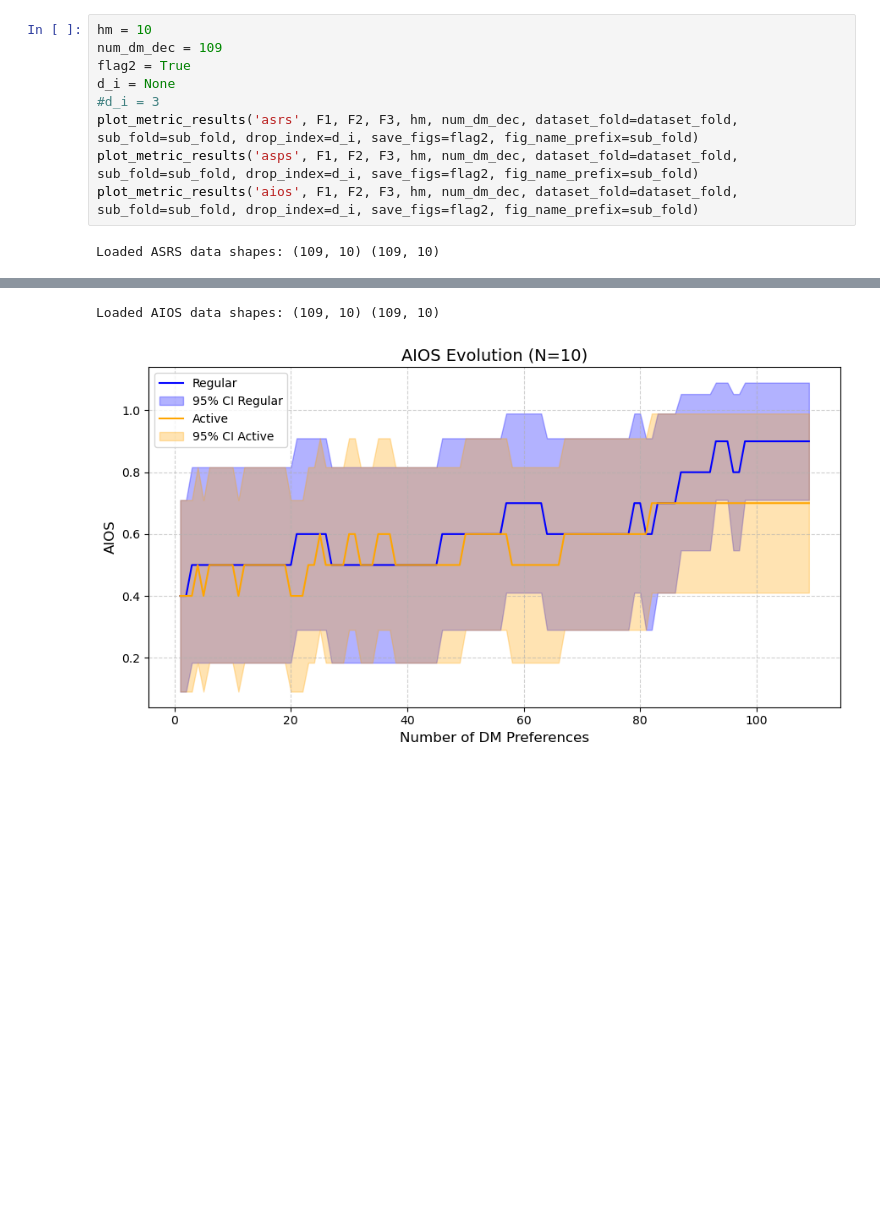
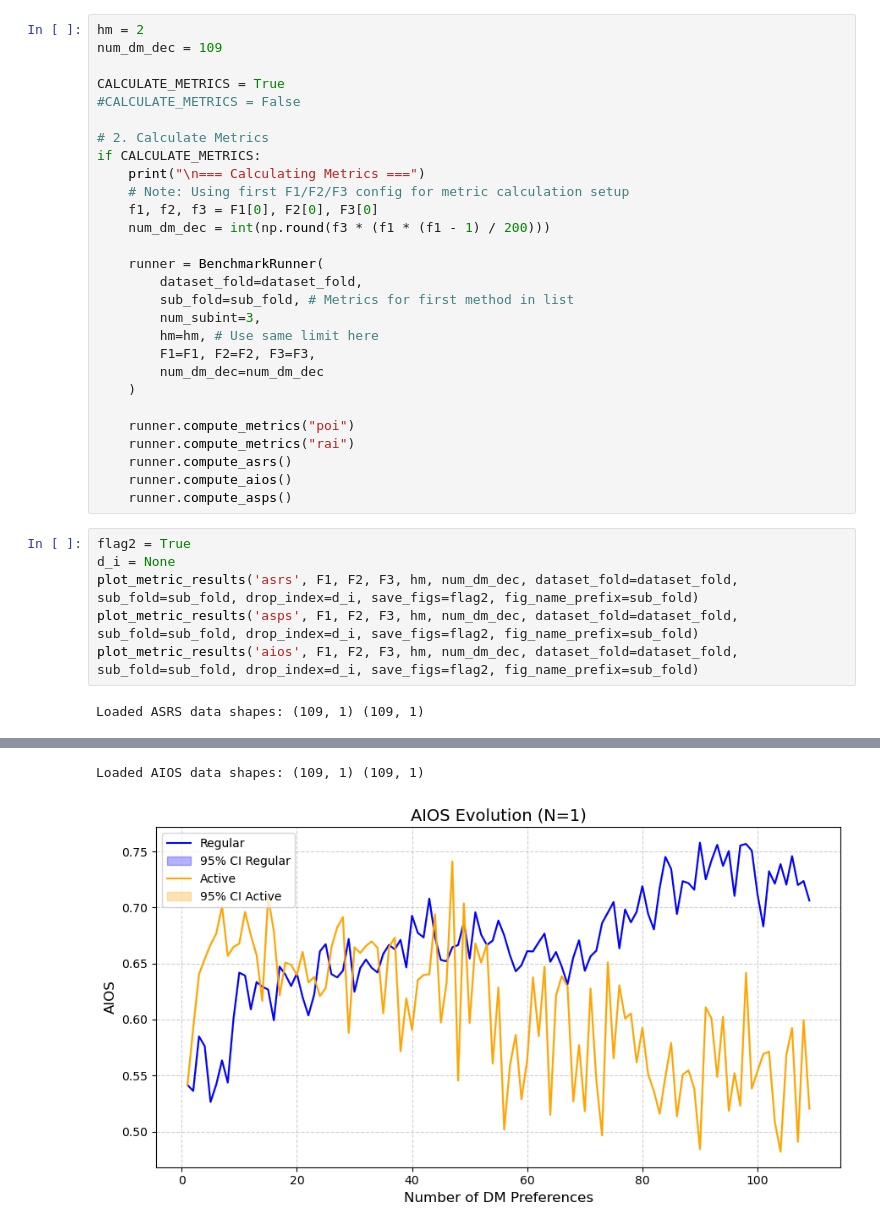
Before and after one commit to marcgrillo/Active_POR, a Jupyter notebook: show_res.ipynb, the cells around one changed output, grey strips where cells are left out. Drawn from its saved outputs; the diff is of its cells as text; blank space fills up the shorter version.

```diff
--- a/show_res.ipynb
+++ b/show_res.ipynb
@@ -142,11 +142,36 @@ FTRL-BT BALD
+# %%
+hm = 2
+num_dm_dec = 109
+
+CALCULATE_METRICS = True
+#CALCULATE_METRICS = False
+
+# 2. Calculate Metrics
+if CALCULATE_METRICS:
+    print("\n=== Calculating Metrics ===")
+    # Note: Using first F1/F2/F3 config for metric calculation setup
+    f1, f2, f3 = F1[0], F2[0], F3[0]
+    num_dm_dec = int(np.round(f3 * (f1 * (f1 - 1) / 200)))
+
+    runner = BenchmarkRunner(
+        dataset_fold=dataset_fold,
+        sub_fold=sub_fold, # Metrics for first method in list
+        num_subint=3,
+        hm=hm, # Use same limit here
+        F1=F1, F2=F2, F3=F3,
+        num_dm_dec=num_dm_dec
+    )
+
+    runner.compute_metrics("poi")
+    runner.compute_metrics("rai")
+    runner.compute_asrs()
+    runner.compute_aios()
+    runner.compute_asps()
 # %%
-hm = 10
-num_dm_dec = 109
 flag2 = True
 d_i = None
-#d_i = 3
 plot_metric_results('asrs', F1, F2, F3, hm, num_dm_dec, dataset_fold=dataset_fold, sub_fold=sub_fold, drop_index=d_i, save_figs=flag2, fig_name_prefix=sub_fold)
 plot_metric_results('asps', F1, F2, F3, hm, num_dm_dec, dataset_fold=dataset_fold, sub_fold=sub_fold, drop_index=d_i, save_figs=flag2, fig_name_prefix=sub_fold)
 plot_metric_results('aios', F1, F2, F3, hm, num_dm_dec, dataset_fold=dataset_fold, sub_fold=sub_fold, drop_index=d_i, save_figs=flag2, fig_name_prefix=sub_fold)
 # %% [output]
-Loaded ASRS data shapes: (109, 10) (109, 10)
+Loaded ASRS data shapes: (109, 1) (109, 1)
@@ -158,2 +183,2 @@ Loaded ASPS data shapes: (109, 10) (109, 10)
-Loaded AIOS data shapes: (109, 10) (109, 10)
+Loaded AIOS data shapes: (109, 1) (109, 1)
-[figure, old version]
+[figure, new version]
```
Also changed, not shown: parts of 3 cells of this notebook, 3 other files.
